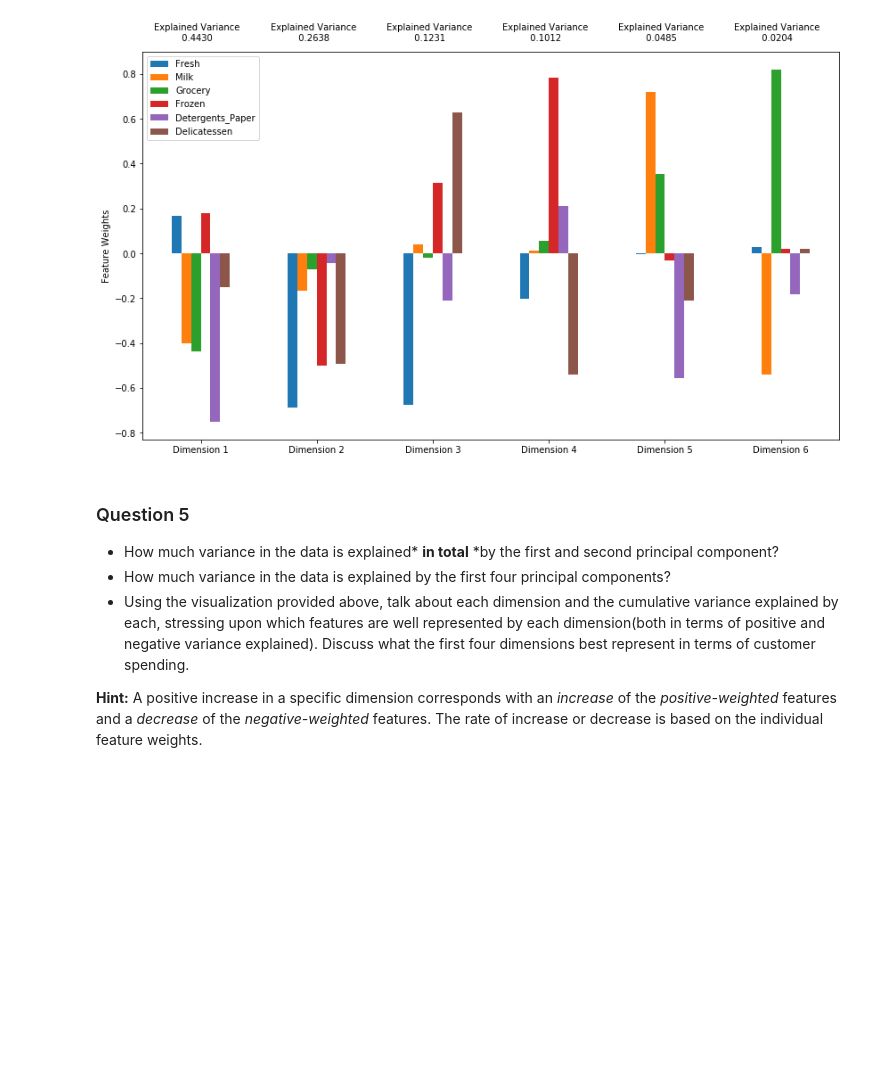
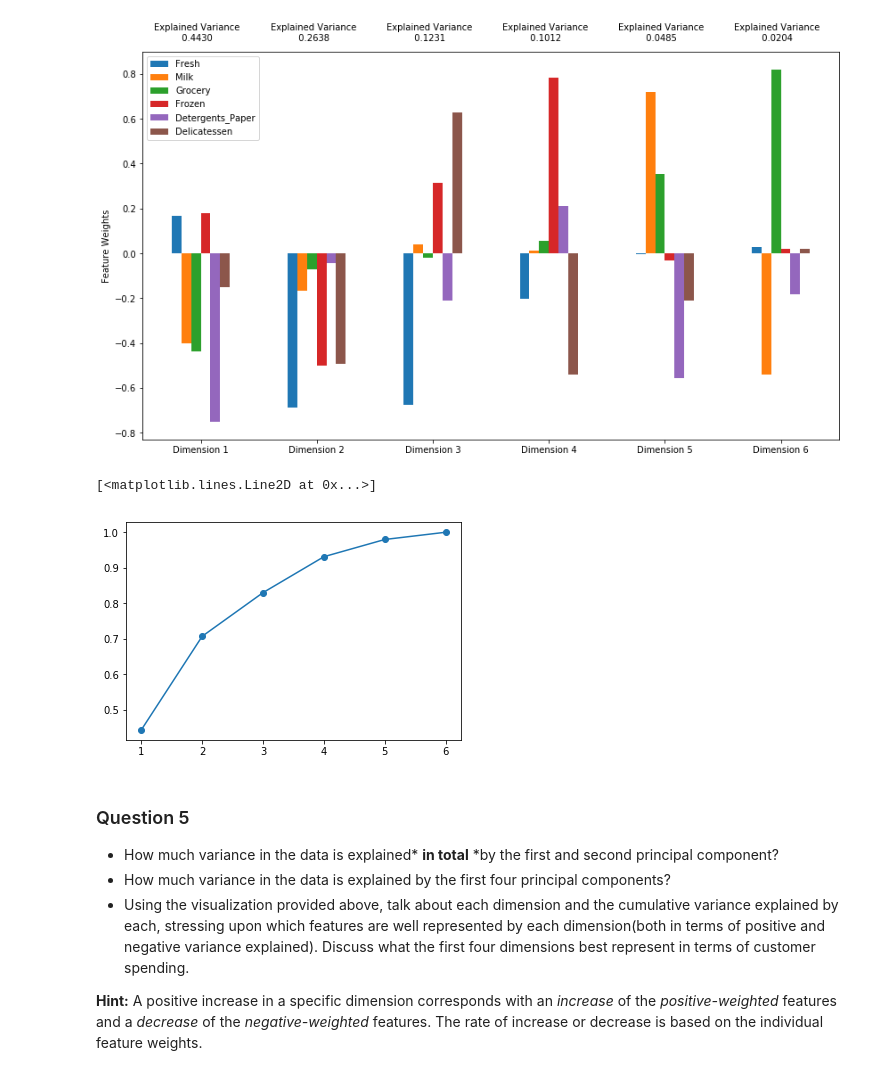
Before and after one commit to juadel/MLProjects, a Jupyter notebook: Customer_segments/customer_segments.ipynb, the cells around one changed output. Drawn from its saved outputs; the diff is of its cells as text; code cells hidden in the pictures; blank space fills up the shorter version.

```diff
--- a/Customer_segments/customer_segments.ipynb
+++ b/Customer_segments/customer_segments.ipynb
@@ -359,6 +372,13 @@ pca_samples = pca.transform(log_samples)
 pca_results = vs.pca_results(good_data, pca)
 # %% [output]
 [figure]
+# %%
+import matplotlib.pyplot as plt
+x = np.arange(1, 7)
+plt.plot(x, np.cumsum(pca.explained_variance_ratio_), '-o')
+# %% [output]
+[<matplotlib.lines.Line2D at 0x...>]
+[figure, added]
 # %% [markdown]
 ### Question 5
 
```
Also changed, not shown: parts of 15 cells of this notebook, 1 other file.
